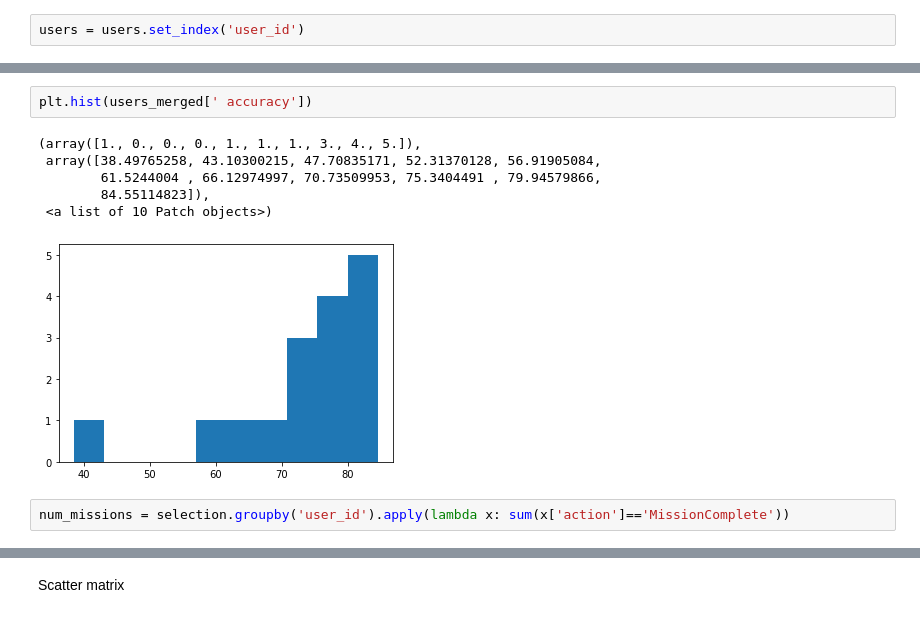
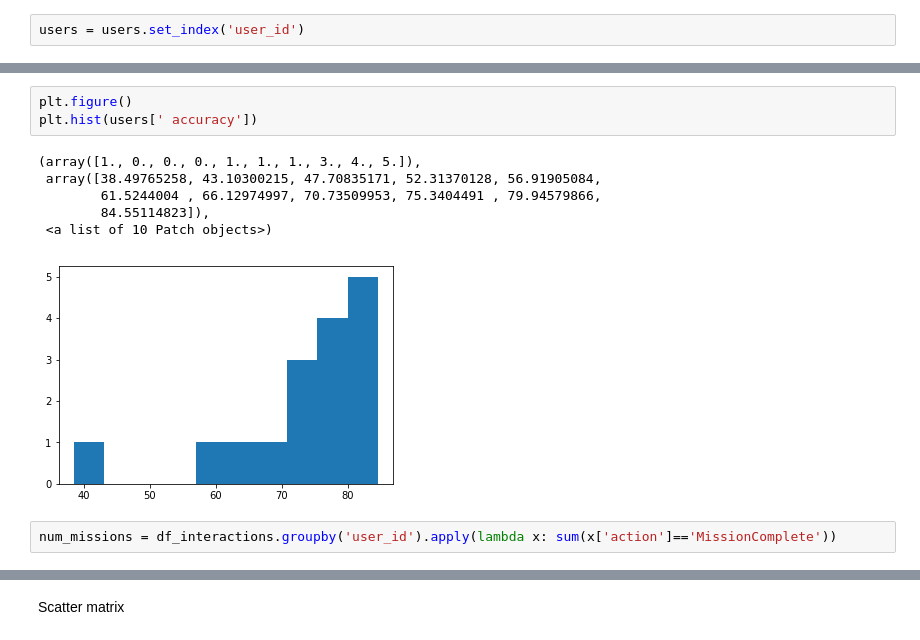
Before and after one commit to ProjectSidewalk/sidewalk-quality-analysis, a Jupyter notebook: sidewalk-user-quality-analysis-neil.ipynb, the cells around one changed output, grey strips where cells are left out. Drawn from its saved outputs; the diff is of its cells as text.

```diff
--- a/sidewalk-user-quality-analysis-neil.ipynb
+++ b/sidewalk-user-quality-analysis-neil.ipynb
@@ -119,14 +91,15 @@ scatter(keyboard_counts, 'keyboard presses')
 # %%
-plt.hist(users_merged[' accuracy'])
+plt.figure()
+plt.hist(users[' accuracy'])
 # %% [output]
 (array([1., 0., 0., 0., 1., 1., 1., 3., 4., 5.]),
  array([38.49765258, 43.10300215, 47.70835171, 52.31370128, 56.91905084,
         61.5244004 , 66.12974997, 70.73509953, 75.3404491 , 79.94579866,
         84.55114823]),
  <a list of 10 Patch objects>)
-[figure, old version]
+[figure, new version]
 # %%
-num_missions = selection.groupby('user_id').apply(lambda x: sum(x['action']=='MissionComplete'))
+num_missions = df_interactions.groupby('user_id').apply(lambda x: sum(x['action']=='MissionComplete'))
 # %%
 scatter(num_missions, 'number of missions')
 # %% [output]
```
Also changed, not shown: parts of 42 cells of this notebook.
